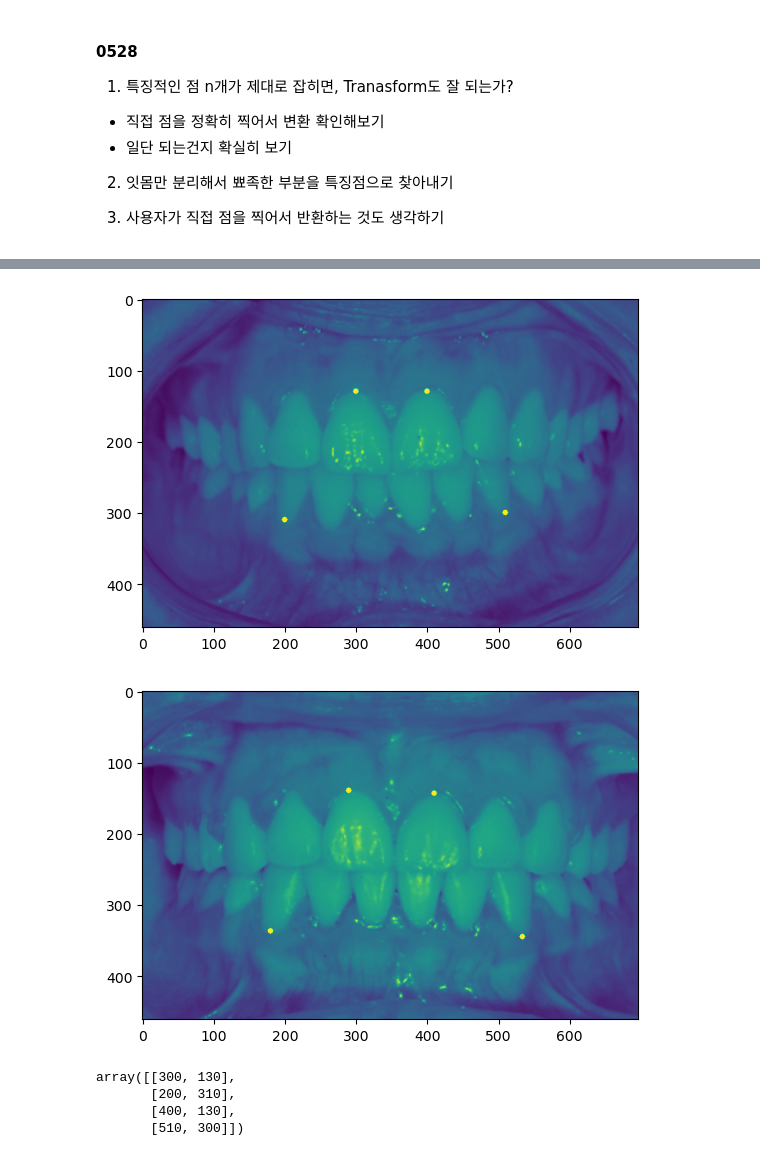
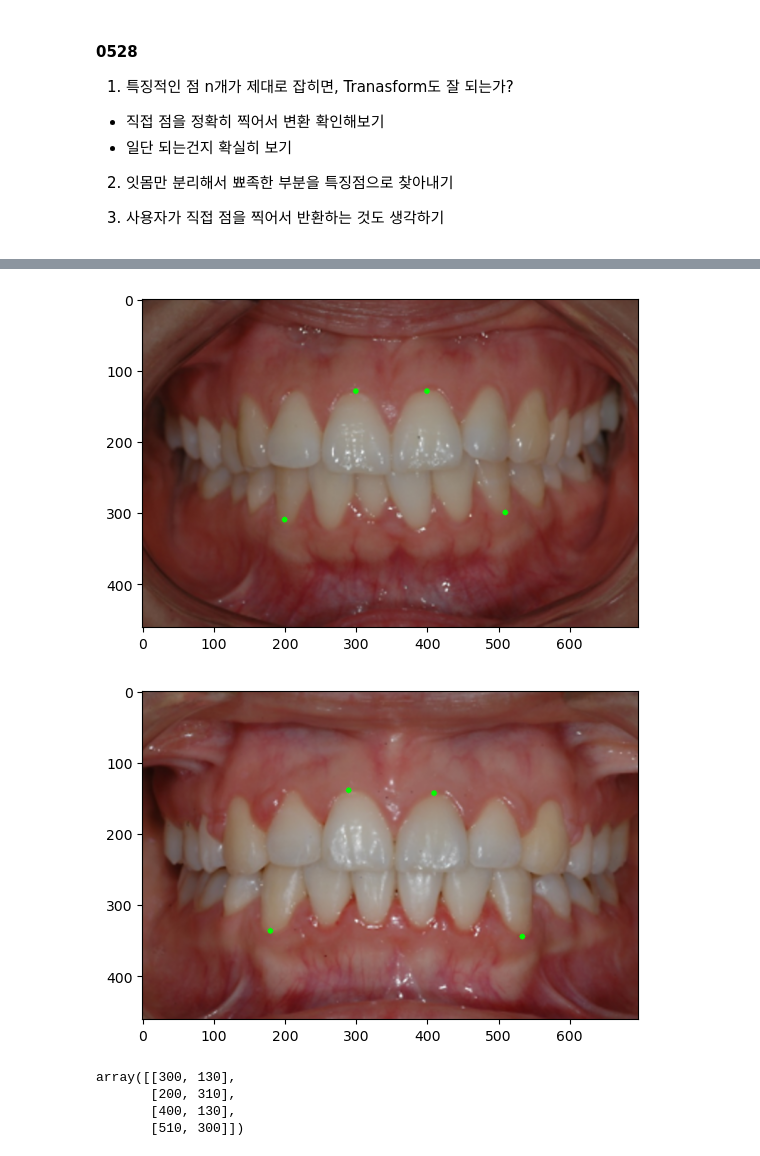
Before and after one commit to K-hyewon/ImageProcessing, a Jupyter notebook: study/image_registeration/0528.ipynb, the cells around one changed output, grey strips where cells are left out. Drawn from its saved outputs; the diff is of its cells as text; code cells hidden in the pictures.

```diff
--- a/study/image_registeration/0528.ipynb
+++ b/study/image_registeration/0528.ipynb
@@ -29,25 +24,25 @@ plt.show()
 # %%
 b_img = cv2.imread('/home/tkd_010/ImageProcessing/study/image_registeration/before.png')
 
-b_gray = cv2.cvtColor(b_img, cv2.COLOR_BGR2GRAY)
+b_gray = cv2.cvtColor(b_img, cv2.COLOR_BGR2RGB)
 
 b = b_gray.copy()
 
 
 b_centers = [(300, 130), (200, 310), (400, 130), (510,300)]
 
 for center in b_centers:
-    cv2.circle(b, center, 4, (255,0,0), -1)
+    cv2.circle(b, center, 4, (0,255,0), -1)
 
 
 plt.imshow(b)
 plt.show()
 # %% [output]
-[figure, old version]
+[figure, new version]
 # %%
 a_img = cv2.imread('/home/tkd_010/ImageProcessing/study/image_registeration/after.png')
 
-a_gray = cv2.cvtColor(a_img, cv2.COLOR_BGR2GRAY)
+a_gray = cv2.cvtColor(a_img, cv2.COLOR_BGR2RGB)
 
 a = a_gray.copy()
 
@@ -55,15 +50,14 @@ a = a_gray.copy()
 a_centers = [(290, 140), (180,337), (410,144), (534,345)]
 
 for center in a_centers:
-    cv2.circle(a, center, 4, (255,0,0), -1)
+    cv2.circle(a, center, 4, (0,255,0), -1)
 
-# cv2.circle(a, (534,345), 4, (255,0,0), -1)
 
 
 plt.imshow(a)
 plt.show()
 # %% [output]
-[figure, old version]
+[figure, new version]
 # %%
 # %% [output]
 array([[300, 130],
```
Also changed, not shown: parts of 4 cells of this notebook, 20 other files.
